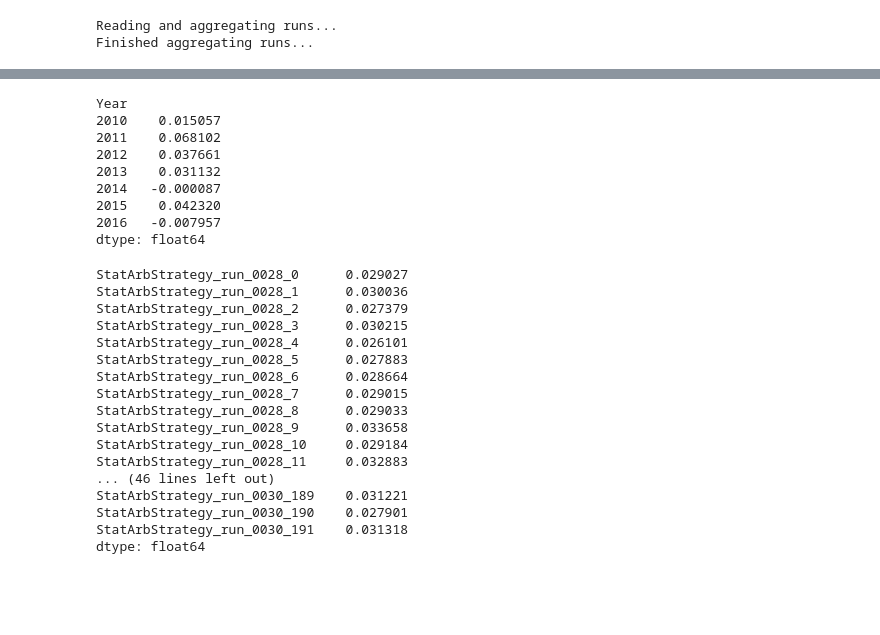
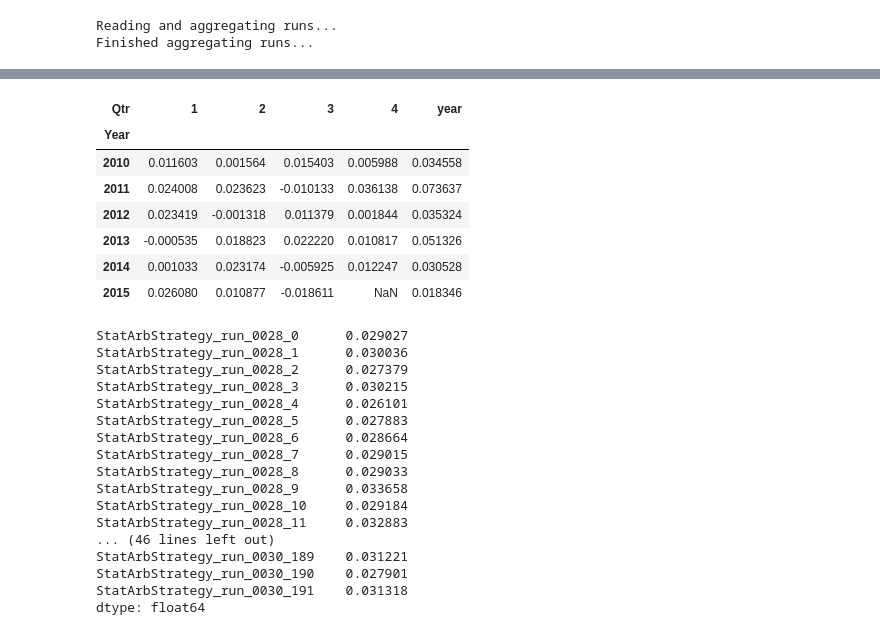
Before and after one commit to ryanoley/ram, a Jupyter notebook: examples/StatArb analysis.ipynb, the cells around one changed output, grey strips where cells are left out. Saved outputs shown, nothing was run; the diff lists cells and outputs as text; code cells hidden in the pictures; blank space fills up the shorter version.

```diff
--- a/examples/StatArb analysis.ipynb
+++ b/examples/StatArb analysis.ipynb
@@ -87,15 +95,16 @@ plt.show()
 # %%
-rollup_returns(x2).sum(axis=1)
+df = rollup_returns(x2)
+df['year'] = df.sum(axis=1)
+df
 # %% [output]
-Year
-2010    0.015057
-2011    0.068102
-2012    0.037661
-2013    0.031132
-2014   -0.000087
-2015    0.042320
-2016   -0.007957
-dtype: float64
+| Qtr | 1 | 2 | 3 | 4 | year |
+| Year |  |  |  |  |  |
+| 2010 | 0.011603 | 0.001564 | 0.015403 | 0.005988 | 0.034558 |
+| 2011 | 0.024008 | 0.023623 | -0.010133 | 0.036138 | 0.073637 |
+| 2012 | 0.023419 | -0.001318 | 0.011379 | 0.001844 | 0.035324 |
+| 2013 | -0.000535 | 0.018823 | 0.022220 | 0.010817 | 0.051326 |
+| 2014 | 0.001033 | 0.023174 | -0.005925 | 0.012247 | 0.030528 |
+| 2015 | 0.026080 | 0.010877 | -0.018611 | NaN | 0.018346 |
 # %%
 # ~~~~~~ RunAggregator ~~~~~~~~~~~~~~~~~~~~~~~~~~~~~~~~~~~~~~~~~~~~~~~~~~~~~~~~
 ra = RunAggregator()
```
Also changed, not shown: parts of 7 cells of this notebook, 10 other files.
